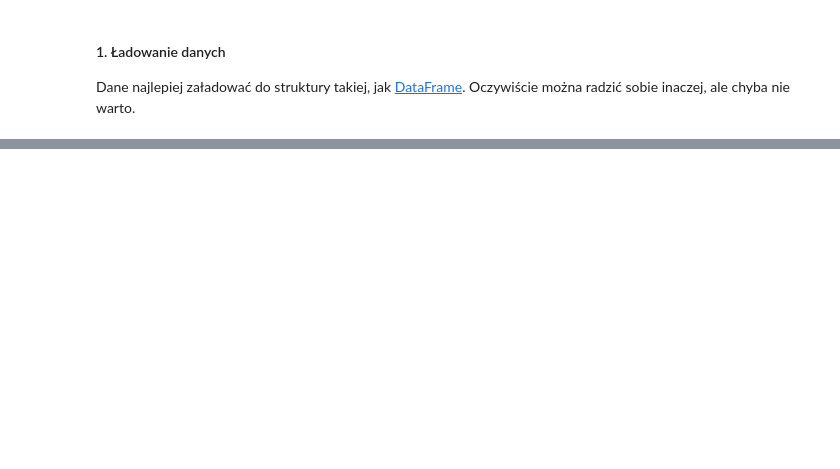
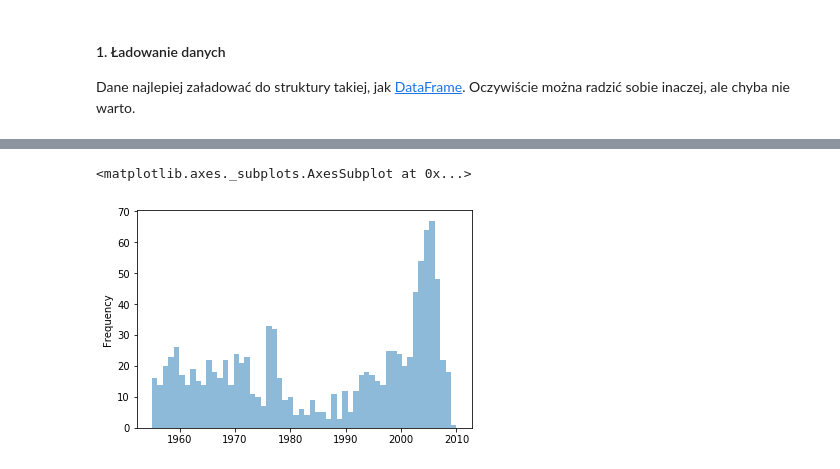
Before and after one commit to ljaneczk/MOwNiT2, a Jupyter notebook: lab9/Lab9_Regresja.ipynb, the cells around one changed output, grey strips where cells are left out. Cells and saved outputs as stored; diff of their text form; code cells hidden in the pictures; blank space fills up the shorter version.

```diff
--- a/lab9/Lab9_Regresja.ipynb
+++ b/lab9/Lab9_Regresja.ipynb
@@ -126,0 +165,3 @@ data.head()
+# %%
+my_data = data[["YearBuilt", "LotArea", "BedroomAbvGr", "GarageArea", "SalePrice"]]
+my_data.describe(include='all')
@@ -126,0 +183,4 @@ data.head()
+# %%
+my_data = my_data[my_data.LotArea <= 35000]
+my_data  = my_data[my_data.YearBuilt >= 1955]
+my_data
@@ -126,0 +207,5 @@ data.head()
+# %%
+my_data["YearBuilt"].plot.hist(bins=56, alpha=0.5)
+# %% [output]
+<matplotlib.axes._subplots.AxesSubplot at 0x...>
+[figure, added]
```
Also changed, not shown: parts of 23 cells of this notebook.
